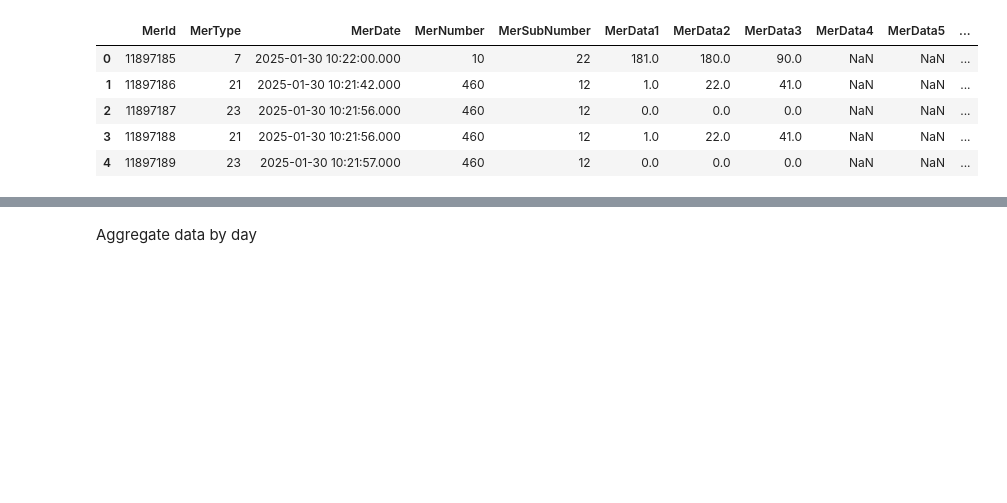
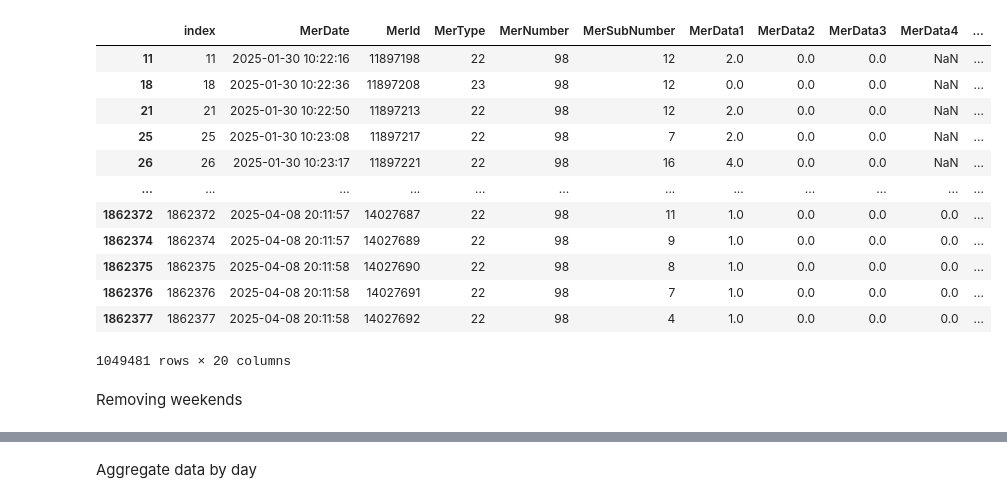
Before and after one commit to AcidSudo/Sanovo_19052025, a Jupyter notebook: exploration_04062025.ipynb, the cells around one changed output, grey strips where cells are left out. Saved outputs shown, nothing was run; the diff lists cells and outputs as text; code cells hidden in the pictures; blank space fills up the shorter version.

```diff
--- a/exploration_04062025.ipynb
+++ b/exploration_04062025.ipynb
@@ -1,14 +1,26 @@
 # %%
 import pandas as pd
 import seaborn as sns
 import matplotlib.pyplot as plt
 
-test = pd.read_csv('/Users/tyco/Desktop/MADS/sanovo_19052025/data/raw/HSTMachineError.csv')
-test.head()
+# test = pd.read_csv('/Users/tyco/Desktop/MADS/sanovo_19052025/data/raw/HSTMachineError.csv')
+# test.head()
+
+test = pd.read_csv('/Users/tyco/Desktop/MADS/sanovo_19052025/data/processed/data_snapshots.csv')
+test[test['MerNumber'] == 98]
 # %% [output]
-|  | MerId | MerType | MerDate | MerNumber | MerSubNumber | MerData1 | MerData2 | MerData3 | MerData4 | MerData5 | ... |
-| 0 | 11897185 | 7 | 2025-01-30 10:22:00.000 | 10 | 22 | 181.0 | 180.0 | 90.0 | NaN | NaN | ... |
-| 1 | 11897186 | 21 | 2025-01-30 10:21:42.000 | 460 | 12 | 1.0 | 22.0 | 41.0 | NaN | NaN | ... |
-| 2 | 11897187 | 23 | 2025-01-30 10:21:56.000 | 460 | 12 | 0.0 | 0.0 | 0.0 | NaN | NaN | ... |
-| 3 | 11897188 | 21 | 2025-01-30 10:21:56.000 | 460 | 12 | 1.0 | 22.0 | 41.0 | NaN | NaN | ... |
-| 4 | 11897189 | 23 | 2025-01-30 10:21:57.000 | 460 | 12 | 0.0 | 0.0 | 0.0 | NaN | NaN | ... |
+|  | index | MerDate | MerId | MerType | MerNumber | MerSubNumber | MerData1 | MerData2 | MerData3 | MerData4 | ... |
+| 11 | 11 | 2025-01-30 10:22:16 | 11897198 | 22 | 98 | 12 | 2.0 | 0.0 | 0.0 | NaN | ... |
+| 18 | 18 | 2025-01-30 10:22:36 | 11897208 | 23 | 98 | 12 | 0.0 | 0.0 | 0.0 | NaN | ... |
+| 21 | 21 | 2025-01-30 10:22:50 | 11897213 | 22 | 98 | 12 | 2.0 | 0.0 | 0.0 | NaN | ... |
+| 25 | 25 | 2025-01-30 10:23:08 | 11897217 | 22 | 98 | 7 | 2.0 | 0.0 | 0.0 | NaN | ... |
+| 26 | 26 | 2025-01-30 10:23:17 | 11897221 | 22 | 98 | 16 | 4.0 | 0.0 | 0.0 | NaN | ... |
+| ... | ... | ... | ... | ... | ... | ... | ... | ... | ... | ... | ... |
+| 1862372 | 1862372 | 2025-04-08 20:11:57 | 14027687 | 22 | 98 | 11 | 1.0 | 0.0 | 0.0 | 0.0 | ... |
+| 1862374 | 1862374 | 2025-04-08 20:11:57 | 14027689 | 22 | 98 | 9 | 1.0 | 0.0 | 0.0 | 0.0 | ... |
+| 1862375 | 1862375 | 2025-04-08 20:11:58 | 14027690 | 22 | 98 | 8 | 1.0 | 0.0 | 0.0 | 0.0 | ... |
+| 1862376 | 1862376 | 2025-04-08 20:11:58 | 14027691 | 22 | 98 | 7 | 1.0 | 0.0 | 0.0 | 0.0 | ... |
+| 1862377 | 1862377 | 2025-04-08 20:11:58 | 14027692 | 22 | 98 | 4 | 1.0 | 0.0 | 0.0 | 0.0 | ... |
+1049481 rows × 20 columns
+# %% [markdown]
+Removing weekends
```
Also changed, not shown: parts of 8 cells of this notebook, 1 other file.
